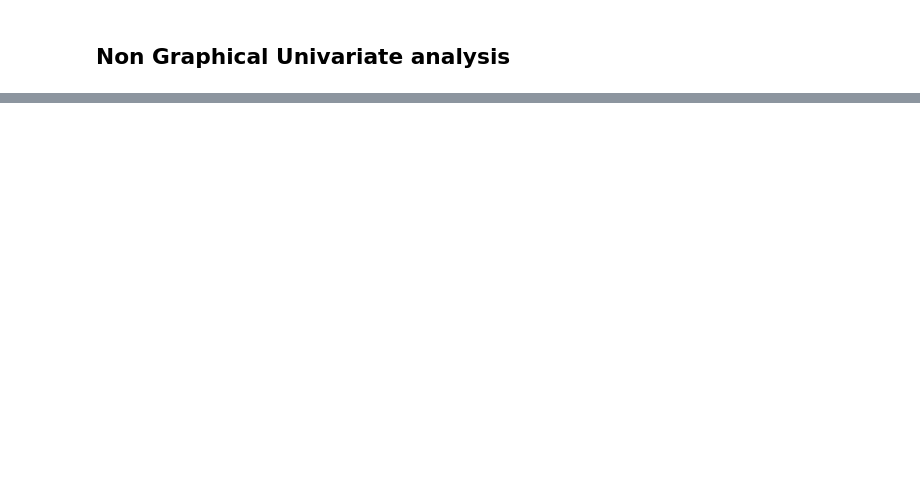
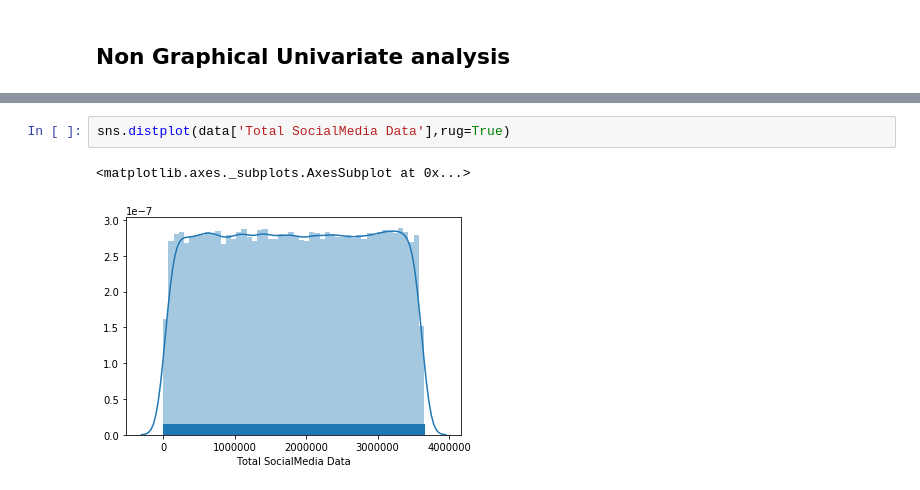
Before and after one commit to abdulazeez001/DataScience, a Jupyter notebook: Week2_Assignment.ipynb, the cells around one changed output, grey strips where cells are left out. Cells and saved outputs as stored; diff of their text form; blank space fills up the shorter version.

```diff
--- a/Week2_Assignment.ipynb
+++ b/Week2_Assignment.ipynb
@@ -67,0 +210,5 @@ Total_Gaming_Data =  univariateAnalysis(data['Total Gaming Data'], 'Gaming Data'
+# %%
+sns.distplot(data['Total SocialMedia Data'],rug=True)
+# %% [output]
+<matplotlib.axes._subplots.AxesSubplot at 0x...>
+[figure, added]
```
Also changed, not shown: parts of 133 cells of this notebook.
